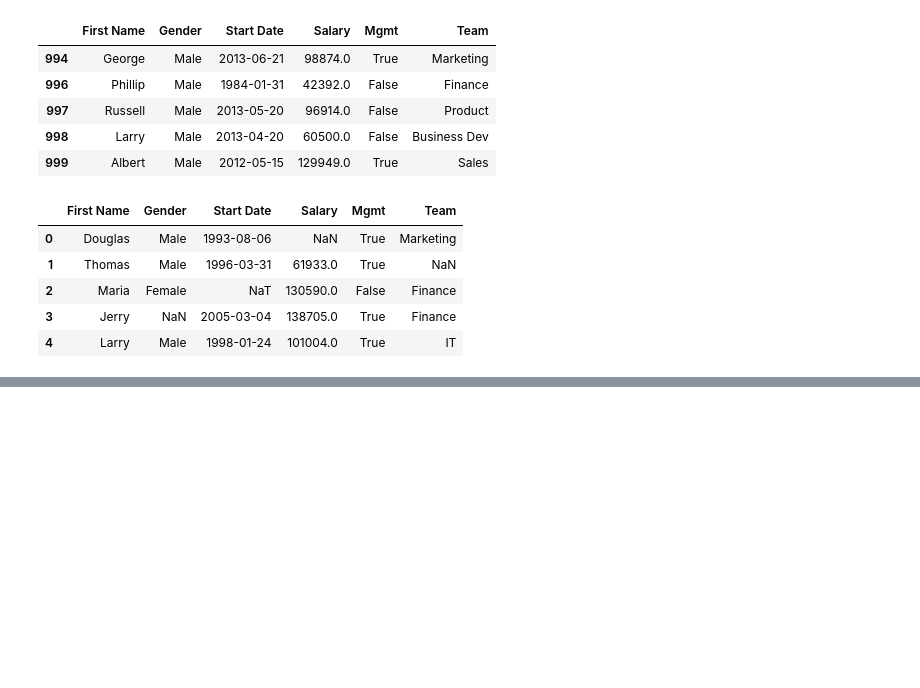
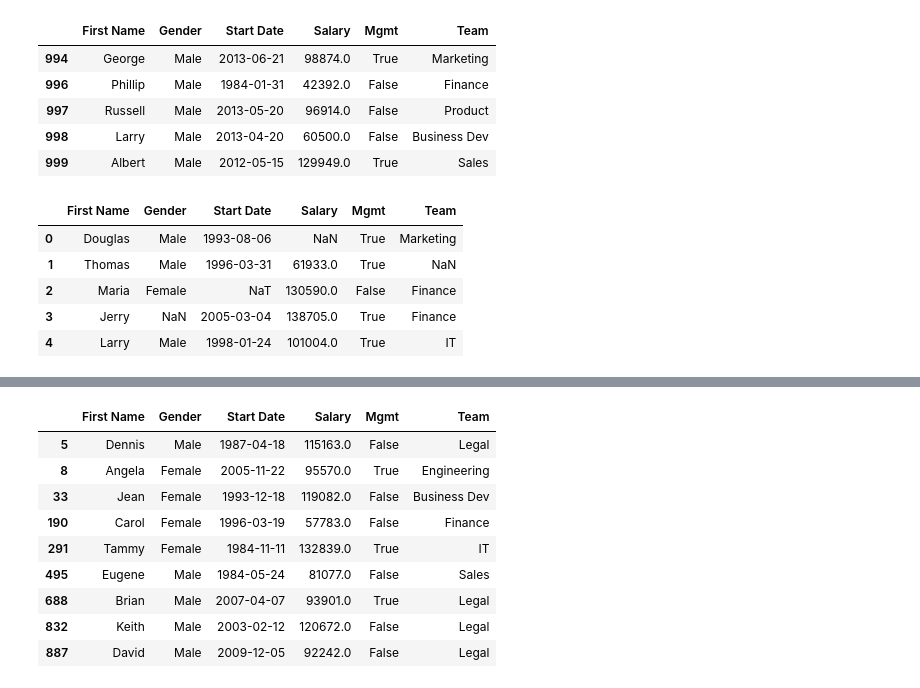
Before and after one commit to hello-kitsch/hello-kitsch.github.io, a Jupyter notebook: pandas_in_action/pandas_in_action_5_DataFrame_Filtering.ipynb, the cells around one changed output, grey strips where cells are left out. Cells and saved outputs as stored; diff of their text form; code cells hidden in the pictures; blank space fills up the shorter version.

```diff
--- a/pandas_in_action/pandas_in_action_5_DataFrame_Filtering.ipynb
+++ b/pandas_in_action/pandas_in_action_5_DataFrame_Filtering.ipynb
@@ -549,0 +674,14 @@ employees.dropna(thresh = 4).head()
+# %%
+#keep 매개변수에 불리언형 인수 전달 시 중복값이 있는 모든 행을 컨트롤 가능
+employees.drop_duplicates(subset = ["First Name"], keep = False)
+# %% [output]
+|  | First Name | Gender | Start Date | Salary | Mgmt | Team |
+| 5 | Dennis | Male | 1987-04-18 | 115163.0 | False | Legal |
+| 8 | Angela | Female | 2005-11-22 | 95570.0 | True | Engineering |
+| 33 | Jean | Female | 1993-12-18 | 119082.0 | False | Business Dev |
+| 190 | Carol | Female | 1996-03-19 | 57783.0 | False | Finance |
+| 291 | Tammy | Female | 1984-11-11 | 132839.0 | True | IT |
+| 495 | Eugene | Male | 1984-05-24 | 81077.0 | False | Sales |
+| 688 | Brian | Male | 2007-04-07 | 93901.0 | True | Legal |
+| 832 | Keith | Male | 2003-02-12 | 120672.0 | False | Legal |
+| 887 | David | Male | 2009-12-05 | 92242.0 | False | Legal |
```
Also changed, not shown: parts of 26 cells of this notebook, 13 other files.
